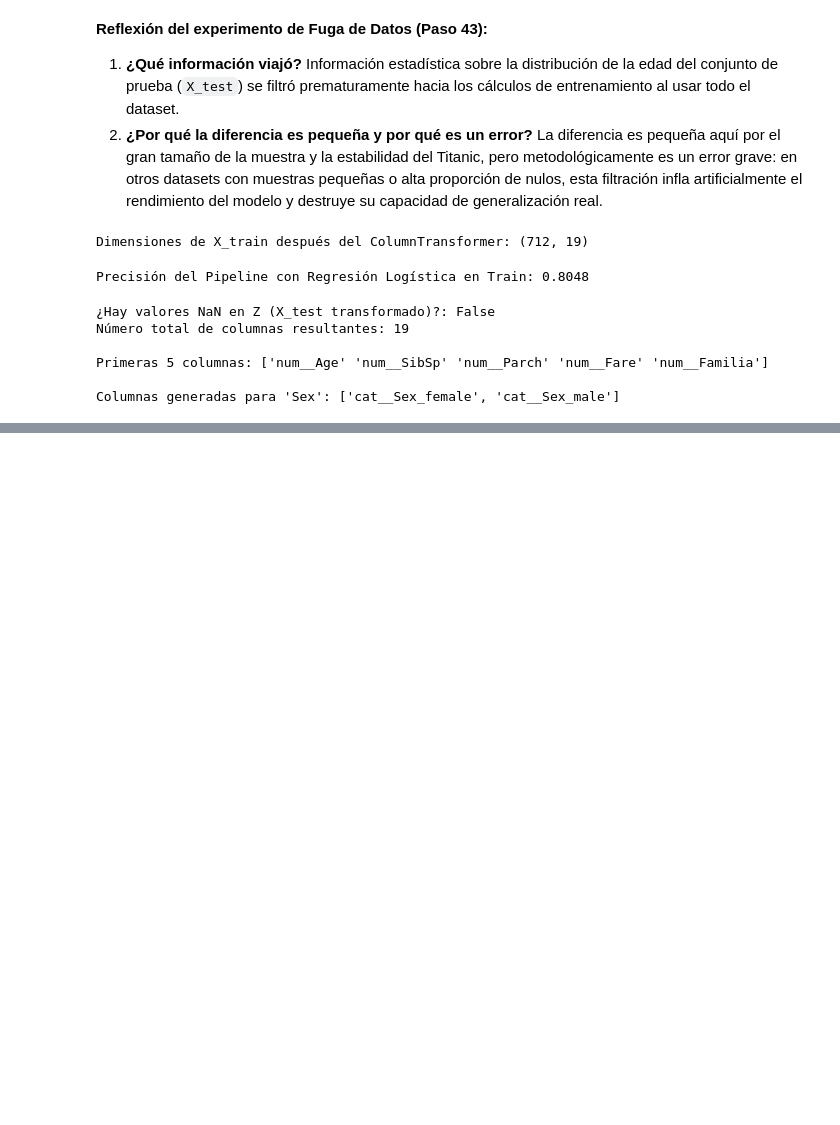
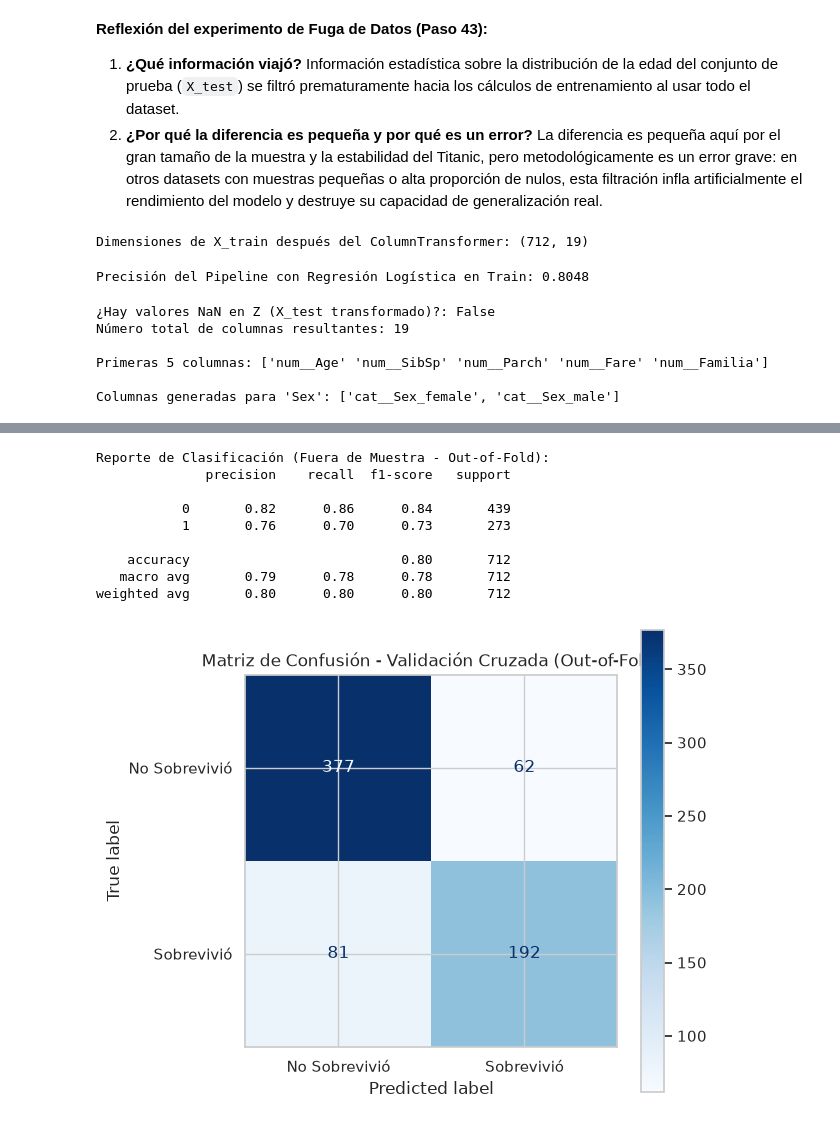
Before and after one commit to KeydyMi/proyecto_ciencia_de_datos, a Jupyter notebook: notebooks/04_modelado.ipynb, the cells around one changed output, grey strips where cells are left out. Cells and saved outputs as stored; diff of their text form; code cells hidden in the pictures; blank space fills up the shorter version.

Commit message:
modificar 05_ml_models.py y 04_modelado.ipynb

```diff
--- a/notebooks/04_modelado.ipynb
+++ b/notebooks/04_modelado.ipynb
@@ -185,3 +185,15 @@ Número total de columnas resultantes: 19
 Primeras 5 columnas: ['num__Age' 'num__SibSp' 'num__Parch' 'num__Fare' 'num__Familia']
 
 Columnas generadas para 'Sex': ['cat__Sex_female', 'cat__Sex_male']
+# %%
+# Recargamos el módulo
+import importlib
+ml = importlib.import_module("flows.05_ml_models")
+importlib.reload(ml)
+
+# Ejecutamos la validación cruzada en el conjunto de entrenamiento
+df_cv_results = ml.cross_validate_candidates(X_train, y_train)
+
+# 1. Muestra la tabla de resultados resumida enfocada en la métrica principal y accuracy
+cols_to_show = [col for col in df_cv_results.columns if 'mean' in col or col == 'model']
+df_cv_results[cols_to_show]
@@ -187,0 +222,40 @@ Columnas generadas para 'Sex': ['cat__Sex_female', 'cat__Sex_male']
+# %%
+from sklearn.model_selection import cross_val_predict, StratifiedKFold
+from sklearn.metrics import ConfusionMatrixDisplay, classification_report
+import matplotlib.pyplot as plt
+
+# 1. Definimos el esquema de validación cruzada estratificada
+cv = StratifiedKFold(n_splits=5, shuffle=True, random_state=getattr(ml.settings, "RANDOM_STATE", 42))
+
+# 2. Seleccionamos el modelo finalista ('logreg') y construimos su pipeline completo
+modelo_elegido = ml.get_candidates(42)["logreg"]
+pipe_finalista = ml.build_pipeline(modelo_elegido)
+
+# 3. Obtenemos las probabilidades fuera de muestra (out-of-fold) para la clase positiva
+proba_oof = cross_val_predict(pipe_finalista, X_train, y_train, cv=cv, method='predict_proba')[:, 1]
+
+# 4. Convertimos las probabilidades en clases binarias usando un umbral de 0.5
+pred_oof = (proba_oof >= 0.5).astype(int)
+
+# 5. Imprimimos el reporte de clasificación detallado
+print("Reporte de Clasificación (Fuera de Muestra - Out-of-Fold):")
+print(classification_report(y_train, pred_oof))
+
+# 6. Generamos y mostramos la Matriz de Confusión visualmente (Corregido: display_labels)
+fig, ax = plt.subplots(figsize=(6, 6))
+ConfusionMatrixDisplay.from_predictions(
+    y_train, pred_oof, ax=ax, cmap="Blues", display_labels=["No Sobrevivió", "Sobrevivió"]
+)
+plt.title("Matriz de Confusión - Validación Cruzada (Out-of-Fold)")
+plt.show()
+# %% [output]
+Reporte de Clasificación (Fuera de Muestra - Out-of-Fold):
+              precision    recall  f1-score   support
+
+           0       0.82      0.86      0.84       439
+           1       0.76      0.70      0.73       273
+
+    accuracy                           0.80       712
+   macro avg       0.79      0.78      0.78       712
+weighted avg       0.80      0.80      0.80       712
+[figure, added]
```
Also changed, not shown: parts of 9 cells of this notebook, 1 other file.
